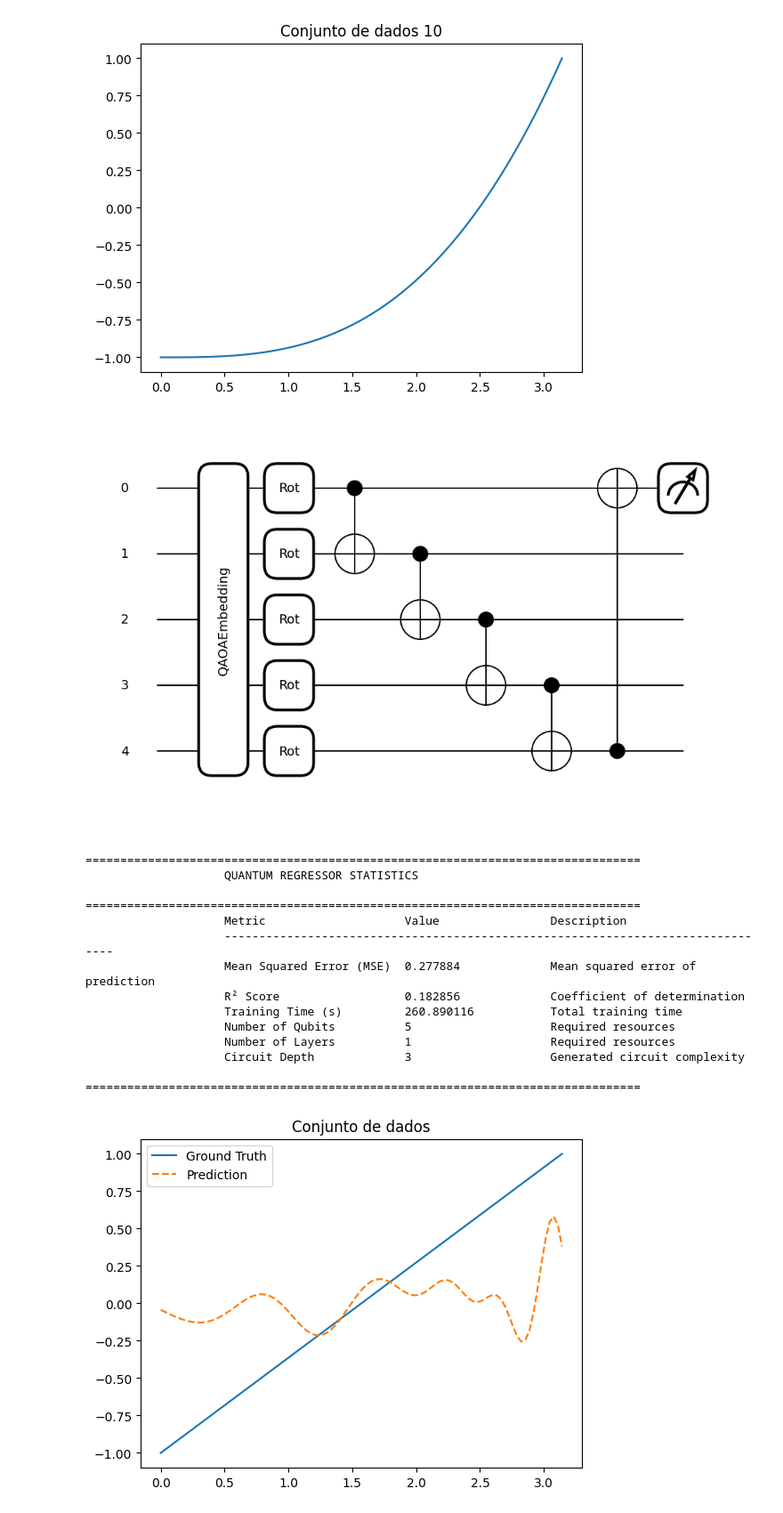
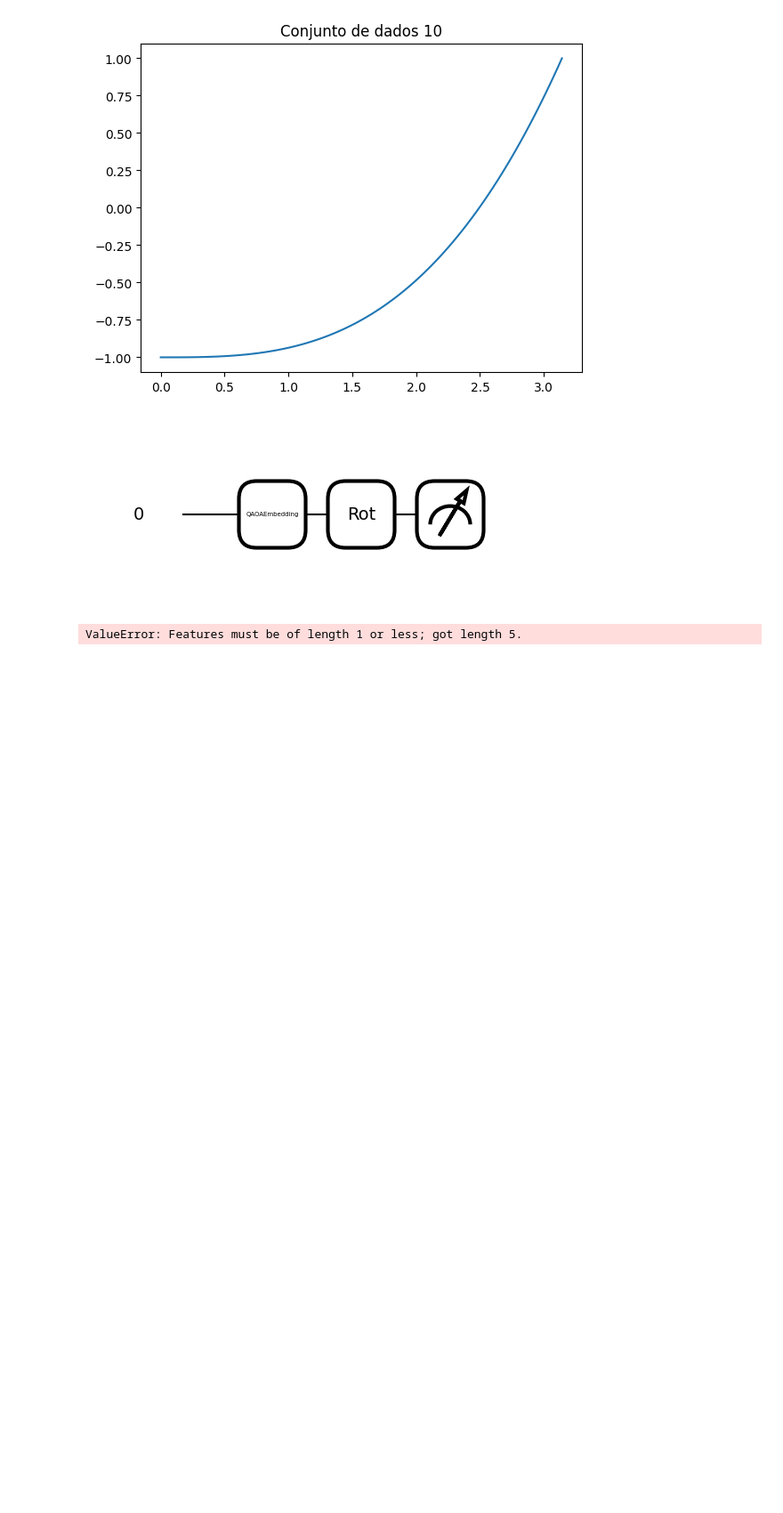
Before and after one commit to laciq-ufpe/Regressores-Quanticos, a Jupyter notebook: scripts/Embeddings/lsa4.ipynb, the cells around one changed output. Shown at 89% size. Saved outputs shown, nothing was run; the diff lists cells and outputs as text; code cells hidden in the pictures; blank space fills up the shorter version.

```diff
--- a/scripts/Embeddings/lsa4.ipynb
+++ b/scripts/Embeddings/lsa4.ipynb
@@ -65,7 +65,7 @@ for i in datasets:
 [figure]
 # %%
 class QuantumRegressor(object):
-    def __init__(self, n_qubits=1, n_layers=3):
+    def __init__(self, n_qubits=1, n_layers=3, dataset_idx = 0, qaoa_weights = None):
         """
         Initialize the QuantumRegressor.
 
@@ -78,13 +78,14 @@ class QuantumRegressor(object):
         """
         self.n_qubits = n_qubits
         self.n_layers = n_layers
-        self.device = qml.device('default.qubit', wires=self.n_qubits)
-        self.embedding_device = qml.device('default.qubit', wires=self.n_qubits)
+        self.device = qml.device('lightning.qubit', wires=self.n_qubits)
+        self.embedding_device = qml.device('lightning.qubit', wires=self.n_qubits)
         self.training_time = None
         self.circuit_depth = self._calculate_circuit_depth()
         self.training_time = -1
         self.embedding_time = -1
-        self.qaoa_weights = None
+        self.dataset_idx = dataset_idx
+        self.qaoa_weights = qaoa_weights
 
         if self.n_qubits > 1:
             shape = qml.StronglyEntanglingLayers.shape(n_layers=self.n_layers, n_wires=self.n_qubits)
@@ -287,7 +288,7 @@ class QuantumRegressor(object):
     def qaoa_loss(self, weights, features):
         return np.sum([self.qaoa_emb(weights, x) for x in features])
 
-    def qaoa_embedding_fit(self, features, epochs=70, learning_rate=0.01):
+    def qaoa_embedding_fit(self, features, epochs=100, learning_rate=0.01):
         shape = qml.QAOAEmbedding.shape(n_layers = self.n_layers, n_wires = self.n_qubits)
         weights = np.random.random(shape)
 
@@ -316,7 +317,8 @@ class QuantumRegressor(object):
         # if X.shape[1] != self.n_qubits:
         #     raise ValueError(f"Input features must have {self.n_qubits} columns, got {X.shape[1]}")
         optimizer = NesterovMomentumOptimizer(learning_rate)
-        self.qaoa_weights = self.qaoa_embedding_fit(X)
+        if self.qaoa_weights is None:
+            self.qaoa_weights = self.qaoa_embedding_fit(X)
         params = self.parameters
         bias = self.bias
         n_samples = X.shape[0]
@@ -359,6 +361,7 @@ class QuantumRegressor(object):
         mse = mean_squared_error(y_true, y_pred)
         r2 = r2_score(y_true, y_pred)
         results = {
+            'Dataset_Index': self.dataset_idx,
             'MSE': mse,
             'R2_Score': r2,
             'Training_Time': self.training_time,
@@ -386,50 +389,41 @@ class QuantumRegressor(object):
         return results
 # %%
 def write_csv(dict_list):
-    with open('result_4.json', 'a') as json_file:
+    with open('result_lightning.json', 'a') as json_file:
         json.dump(dict_list, json_file, indent=4)
     df = pd.DataFrame.from_dict(dict_list)
-    df.to_csv("qaoa_4.csv", index=False)
+    df.to_csv("qaoa_lightning.csv", index=False)
     return df
 # %%
 N=6
 result_list = []
-for n_qubits in range(5,N):
+for n_qubits in range(1,N):
     for n_layers in range(1,N):
+        qaoa_weights = None
         for i in range(len(datasets)):
             dataset = datasets[i]
-            X = np.column_stack([dataset["x"], dataset["x"]**2,np.sin(dataset["x"]), dataset["x"], dataset["x"]])
+            fill_columns = np.zeros(len(dataset['x']), dtype = np.float64)
+            X = np.column_stack([dataset["x"], dataset["x"]**2,np.sin(dataset["x"]), fill_columns, fill_columns])
             y = dataset["y"]
             X_original = dataset["x"].reshape(-1, 1)
-            model = QuantumRegressor(n_qubits=n_qubits, n_layers=n_layers)
+            model = QuantumRegressor(n_qubits=n_qubits, n_layers=n_layers, dataset_idx=i, qaoa_weights=qaoa_weights)
             model.plot_circuit()
 
-            limitX = n_qubits if n_qubits < X.shape[1] else 5
-            model.fit(X=X[:,:limitX],y=y,epochs=200)
+            model.fit(X=X,y=y,epochs=500)
 
-            y_pred = model.predict(X[:,:limitX])
+            y_pred = model.predict(X)
 
             results = model.stats(y_pred,y)
             result_list.append(results)
             write_csv(result_list)
 
             plt.title("Conjunto de dados")
             plt.plot(X_original, y, label="Ground Truth")
             plt.plot(X_original, y_pred, '--', label="Prediction")
             plt.legend()
             plt.show()
+
+            qaoa_weights = model.qaoa_weights #Para o próximo dataset não será necessário treinar o embedding
 # %% [output]
-[figure, old version]
+[figure, new version]
-                    ================================================================================
-                    QUANTUM REGRESSOR STATISTICS
-                    ================================================================================
-                    Metric                    Value                Description
-                    --------------------------------------------------------------------------------
-                    Mean Squared Error (MSE)  0.277884             Mean squared error of prediction
-                    R² Score                  0.182856             Coefficient of determination
-                    Training Time (s)         260.890116           Total training time
-                    Number of Qubits          5                    Required resources
-                    Number of Layers          1                    Required resources
-                    Circuit Depth             3                    Generated circuit complexity
-                    ================================================================================
+ValueError: Features must be of length 1 or less; got length 5.
-[figure, removed]
```
Also changed, not shown: parts of 1 cell of this notebook, 11 other files.
